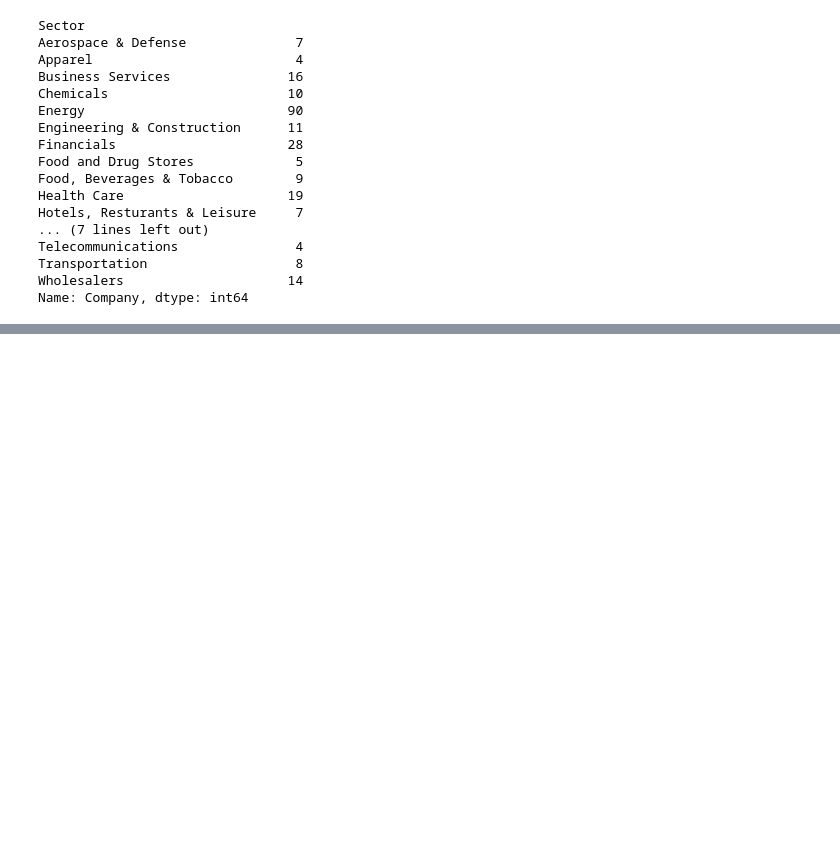
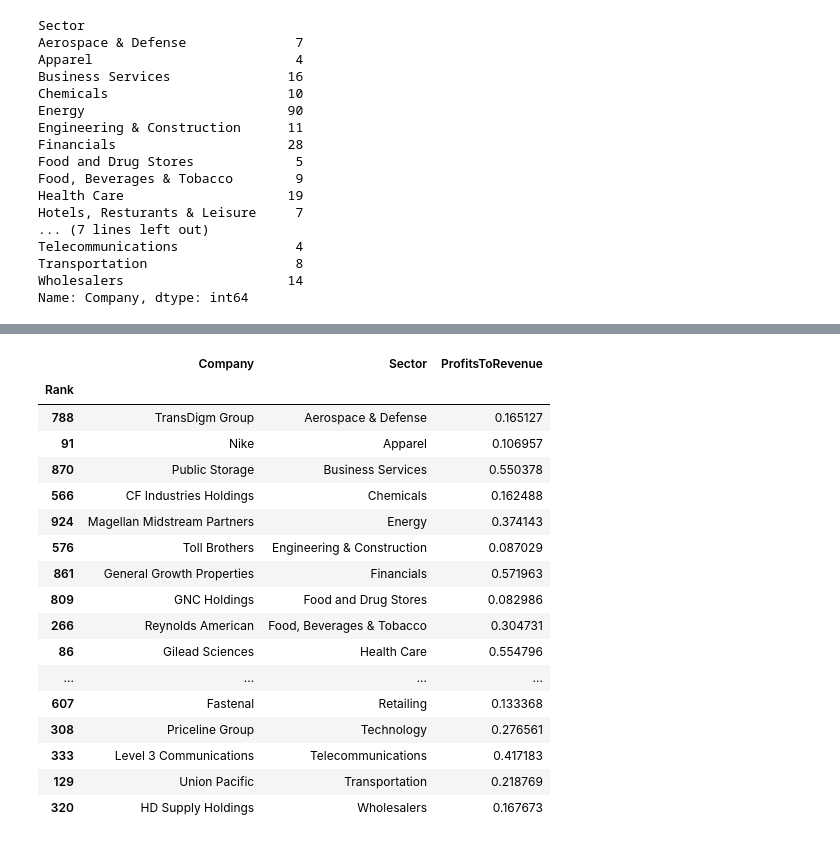
Before and after one commit to Lucas01iveira/Data-Engineering, a Jupyter notebook: Data Analysis with Pandas and Python/materials/pandas/Incomplete/09 - The GroupBy Object.ipynb, the cells around one changed output, grey strips where cells are left out. Cells and saved outputs as stored; diff of their text form; code cells hidden in the pictures; blank space fills up the shorter version.

```diff
--- a/Data Analysis with Pandas and Python/materials/pandas/Incomplete/09 - The GroupBy Object.ipynb
+++ b/Data Analysis with Pandas and Python/materials/pandas/Incomplete/09 - The GroupBy Object.ipynb
@@ -644,0 +647,7 @@ Name: Company, dtype: int64
+# %%
+import pandas as pd
+
+fortune= pd.read_csv('fortune1000.csv', index_col='Rank')
+fortune.sort_index(inplace= True)
+
+fortune.head()
@@ -644,0 +736,27 @@ Name: Company, dtype: int64
+# %%
+#14) Identify the company with the highest profit-to-revenue ratio in each sector and display the company name, sector, and the ratio.
+
+fortune['ProfitsToRevenue']= fortune['Profits']/fortune['Revenue']
+fortune.loc[
+    fortune.groupby('Sector')['ProfitsToRevenue'].idxmax(),
+    ['Company', 'Sector', 'ProfitsToRevenue']
+]
+# %% [output]
+|  | Company | Sector | ProfitsToRevenue |
+| Rank |  |  |  |
+| 788 | TransDigm Group | Aerospace & Defense | 0.165127 |
+| 91 | Nike | Apparel | 0.106957 |
+| 870 | Public Storage | Business Services | 0.550378 |
+| 566 | CF Industries Holdings | Chemicals | 0.162488 |
+| 924 | Magellan Midstream Partners | Energy | 0.374143 |
+| 576 | Toll Brothers | Engineering & Construction | 0.087029 |
+| 861 | General Growth Properties | Financials | 0.571963 |
+| 809 | GNC Holdings | Food and Drug Stores | 0.082986 |
+| 266 | Reynolds American | Food, Beverages & Tobacco | 0.304731 |
+| 86 | Gilead Sciences | Health Care | 0.554796 |
+| ... | ... | ... | ... |
+| 607 | Fastenal | Retailing | 0.133368 |
+| 308 | Priceline Group | Technology | 0.276561 |
+| 333 | Level 3 Communications | Telecommunications | 0.417183 |
+| 129 | Union Pacific | Transportation | 0.218769 |
+| 320 | HD Supply Holdings | Wholesalers | 0.167673 |
```
Also changed, not shown: parts of 6 cells of this notebook.
